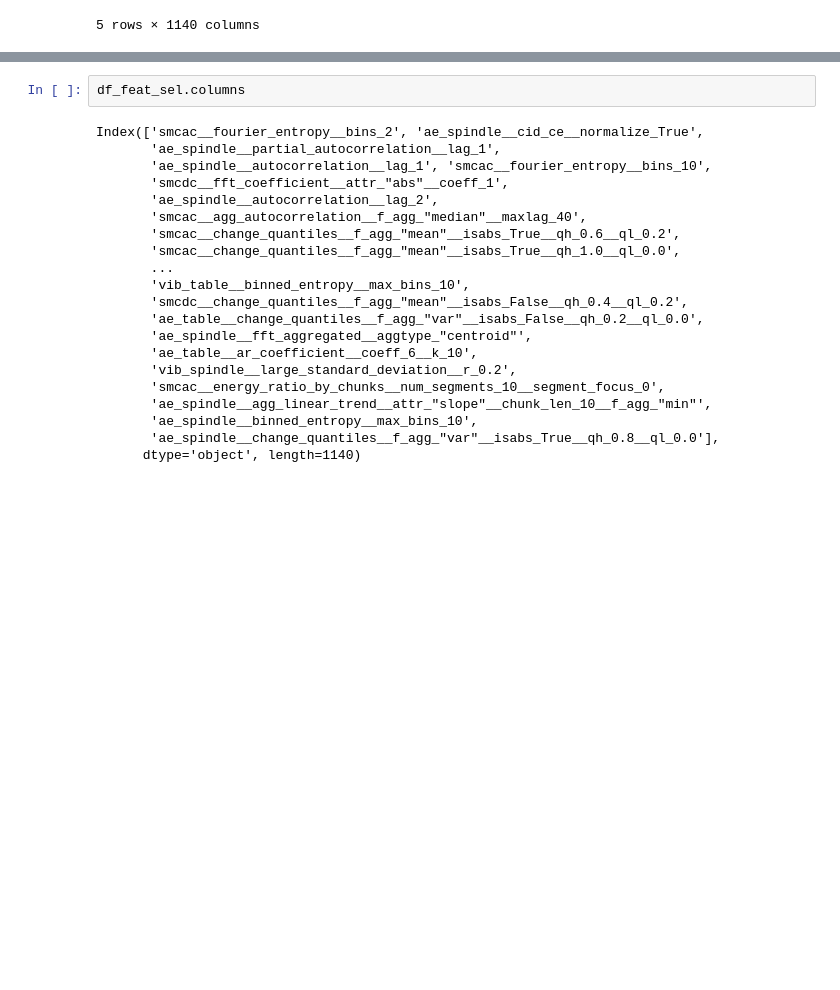
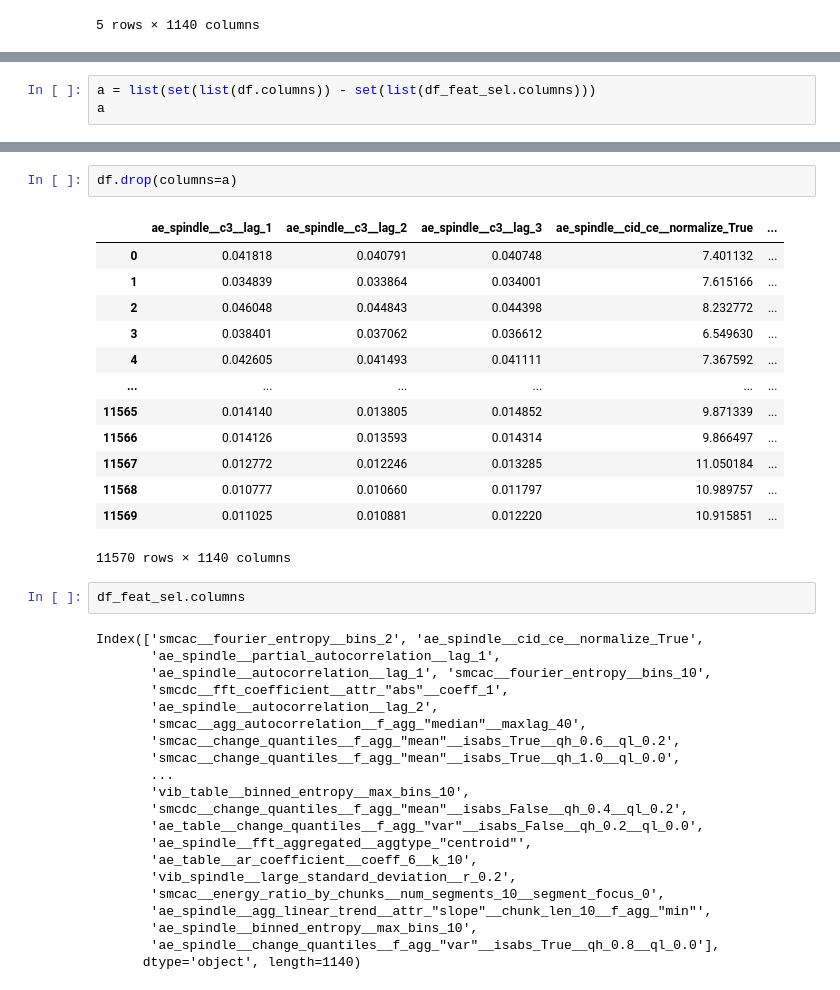
Before and after one commit to tvhahn/tspipe, a Jupyter notebook: notebooks/scratch/select_feat.ipynb, the cells around one changed output, grey strips where cells are left out. Drawn from its saved outputs; the diff is of its cells as text; blank space fills up the shorter version.

```diff
--- a/notebooks/scratch/select_feat.ipynb
+++ b/notebooks/scratch/select_feat.ipynb
@@ -307,0 +347,3 @@ df_feat_sel.head()
+# %%
+a = list(set(list(df.columns)) - set(list(df_feat_sel.columns)))
+a
@@ -308,3 +368,19 @@ df_feat_sel.head()
+# %%
+df.drop(columns=a)
+# %% [output]
+|  | ae_spindle__c3__lag_1 | ae_spindle__c3__lag_2 | ae_spindle__c3__lag_3 | ae_spindle__cid_ce__normalize_True | ... |
+| 0 | 0.041818 | 0.040791 | 0.040748 | 7.401132 | ... |
+| 1 | 0.034839 | 0.033864 | 0.034001 | 7.615166 | ... |
+| 2 | 0.046048 | 0.044843 | 0.044398 | 8.232772 | ... |
+| 3 | 0.038401 | 0.037062 | 0.036612 | 6.549630 | ... |
+| 4 | 0.042605 | 0.041493 | 0.041111 | 7.367592 | ... |
+| ... | ... | ... | ... | ... | ... |
+| 11565 | 0.014140 | 0.013805 | 0.014852 | 9.871339 | ... |
+| 11566 | 0.014126 | 0.013593 | 0.014314 | 9.866497 | ... |
+| 11567 | 0.012772 | 0.012246 | 0.013285 | 11.050184 | ... |
+| 11568 | 0.010777 | 0.010660 | 0.011797 | 10.989757 | ... |
+| 11569 | 0.011025 | 0.010881 | 0.012220 | 10.915851 | ... |
+11570 rows × 1140 columns
 # %%
 df_feat_sel.columns
 # %% [output]
```
Also changed, not shown: parts of 8 cells of this notebook, 1 other file.
